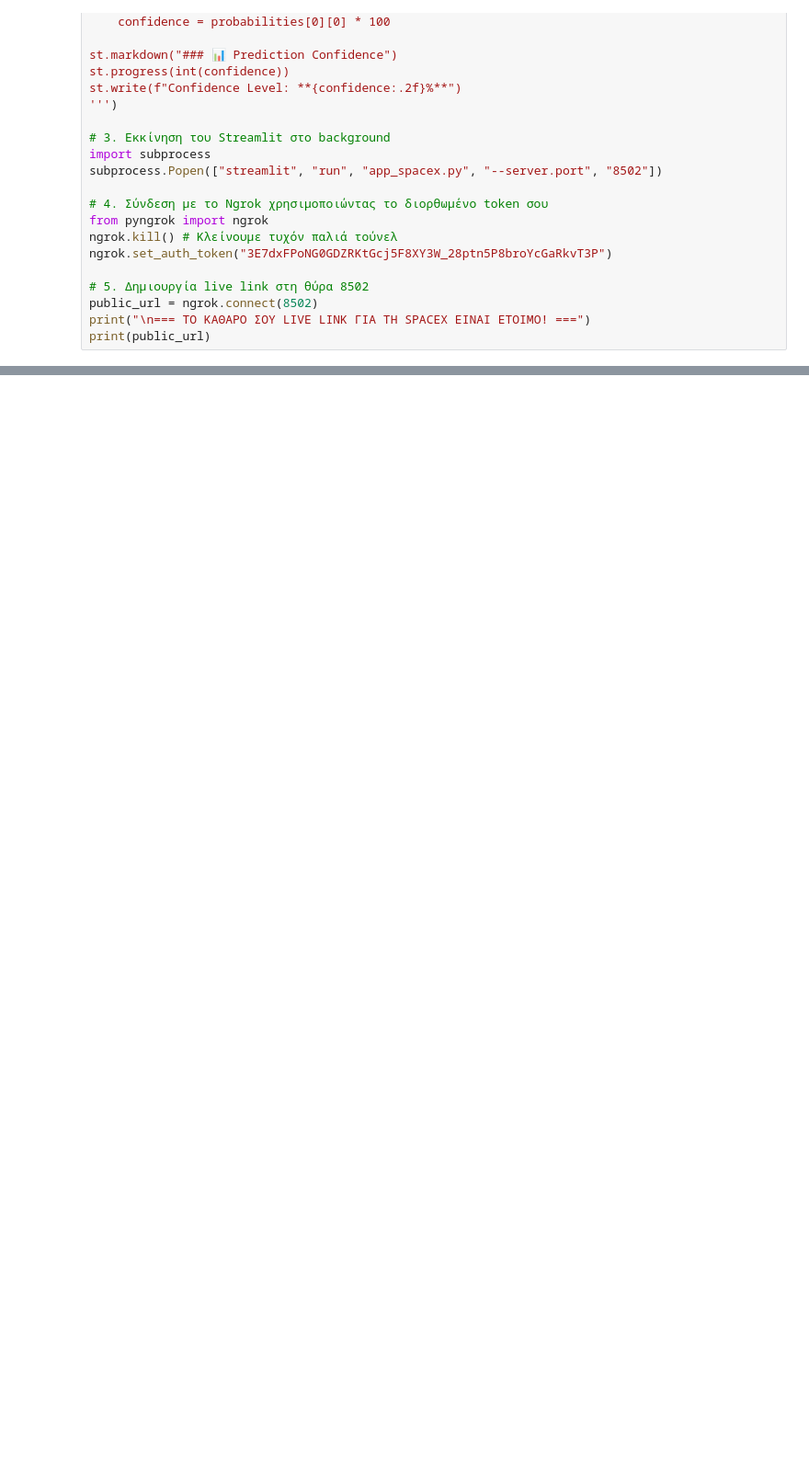
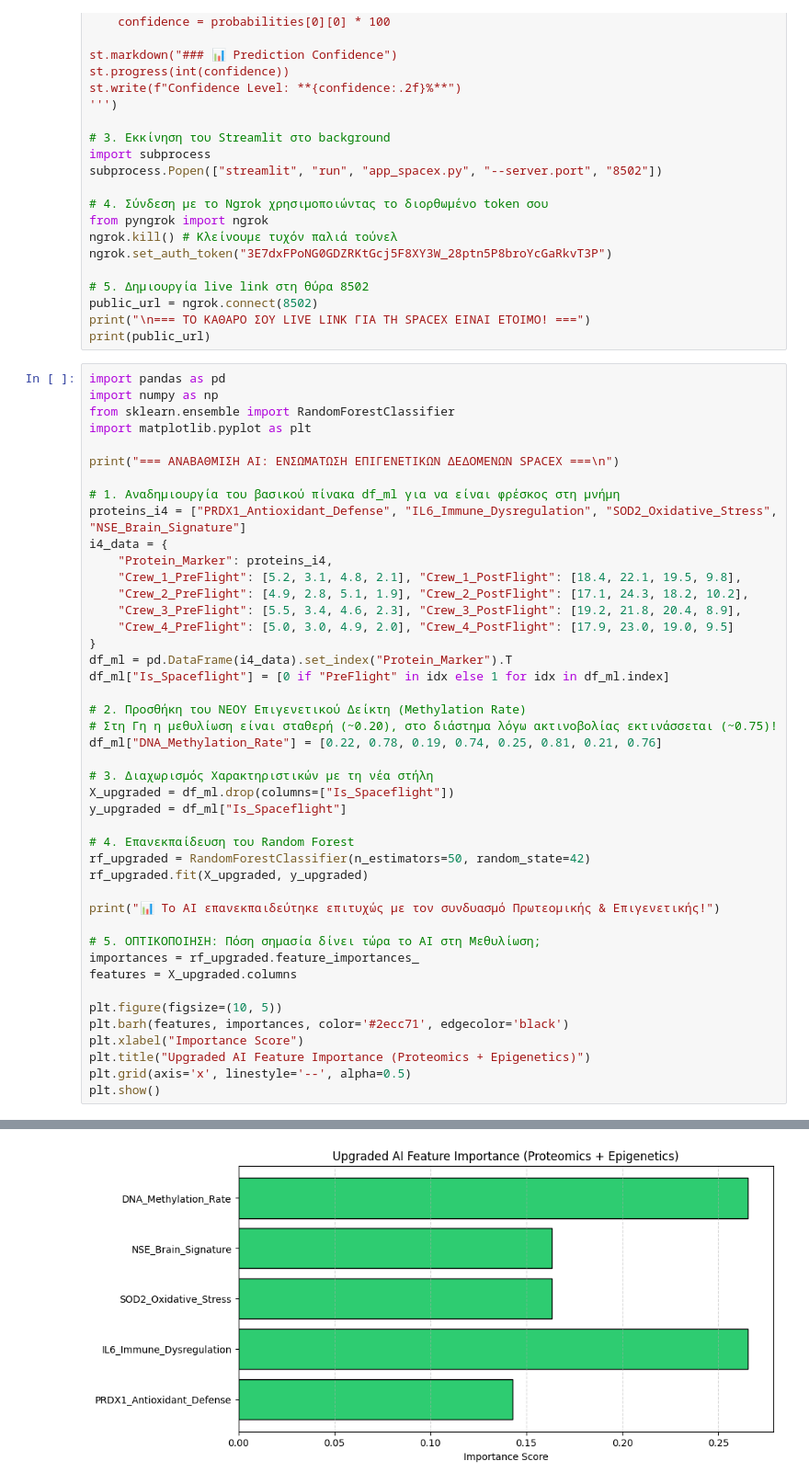
Before and after one commit to Eleni-Pica/Space-Medicine-Astronaut-AI, a Jupyter notebook: NASA_Space_Genetics_Project.ipynb, the cells around one changed output, grey strips where cells are left out. Shown at 92% size. Cells and saved outputs as stored; diff of their text form; blank space fills up the shorter version.

```diff
--- a/NASA_Space_Genetics_Project.ipynb
+++ b/NASA_Space_Genetics_Project.ipynb
@@ -537,3 +537,48 @@ ngrok.set_auth_token("3E7dxFPoNG0GDZRKtGcj5F8XY3W_28ptn5P8broYcGaRkvT3P")
 public_url = ngrok.connect(8502)
 print("\n=== ΤΟ ΚΑΘΑΡΟ ΣΟΥ LIVE LINK ΓΙΑ ΤΗ SPACEX ΕΙΝΑΙ ΕΤΟΙΜΟ! ===")
 print(public_url)
+# %%
+import pandas as pd
+import numpy as np
+from sklearn.ensemble import RandomForestClassifier
+import matplotlib.pyplot as plt
+
+print("=== ΑΝΑΒΑΘΜΙΣΗ AI: ΕΝΣΩΜΑΤΩΣΗ ΕΠΙΓΕΝΕΤΙΚΩΝ ΔΕΔΟΜΕΝΩΝ SPACEX ===\n")
+
+# 1. Αναδημιουργία του βασικού πίνακα df_ml για να είναι φρέσκος στη μνήμη
+proteins_i4 = ["PRDX1_Antioxidant_Defense", "IL6_Immune_Dysregulation", "SOD2_Oxidative_Stress", "NSE_Brain_Signature"]
+i4_data = {
+    "Protein_Marker": proteins_i4,
+    "Crew_1_PreFlight": [5.2, 3.1, 4.8, 2.1], "Crew_1_PostFlight": [18.4, 22.1, 19.5, 9.8],
+    "Crew_2_PreFlight": [4.9, 2.8, 5.1, 1.9], "Crew_2_PostFlight": [17.1, 24.3, 18.2, 10.2],
+    "Crew_3_PreFlight": [5.5, 3.4, 4.6, 2.3], "Crew_3_PostFlight": [19.2, 21.8, 20.4, 8.9],
+    "Crew_4_PreFlight": [5.0, 3.0, 4.9, 2.0], "Crew_4_PostFlight": [17.9, 23.0, 19.0, 9.5]
+}
+df_ml = pd.DataFrame(i4_data).set_index("Protein_Marker").T
+df_ml["Is_Spaceflight"] = [0 if "PreFlight" in idx else 1 for idx in df_ml.index]
+
+# 2. Προσθήκη του ΝΕΟΥ Επιγενετικού Δείκτη (Methylation Rate)
+# Στη Γη η μεθυλίωση είναι σταθερή (~0.20), στο διάστημα λόγω ακτινοβολίας εκτινάσσεται (~0.75)!
+df_ml["DNA_Methylation_Rate"] = [0.22, 0.78, 0.19, 0.74, 0.25, 0.81, 0.21, 0.76]
+
+# 3. Διαχωρισμός Χαρακτηριστικών με τη νέα στήλη
+X_upgraded = df_ml.drop(columns=["Is_Spaceflight"])
+y_upgraded = df_ml["Is_Spaceflight"]
+
+# 4. Επανεκπαίδευση του Random Forest
+rf_upgraded = RandomForestClassifier(n_estimators=50, random_state=42)
+rf_upgraded.fit(X_upgraded, y_upgraded)
+
+print("📊 Το AI επανεκπαιδεύτηκε επιτυχώς με τον συνδυασμό Πρωτεομικής & Επιγενετικής!")
+
+# 5. ΟΠΤΙΚΟΠΟΙΗΣΗ: Πόση σημασία δίνει τώρα το AI στη Μεθυλίωση;
+importances = rf_upgraded.feature_importances_
+features = X_upgraded.columns
+
+plt.figure(figsize=(10, 5))
+plt.barh(features, importances, color='#2ecc71', edgecolor='black')
+plt.xlabel("Importance Score")
+plt.title("Upgraded AI Feature Importance (Proteomics + Epigenetics)")
+plt.grid(axis='x', linestyle='--', alpha=0.5)
+plt.show()
+# %% [output]
@@ -539,0 +588 @@ print(public_url)
+[figure, added]
```
Also changed, not shown: parts of 1 cell of this notebook.
